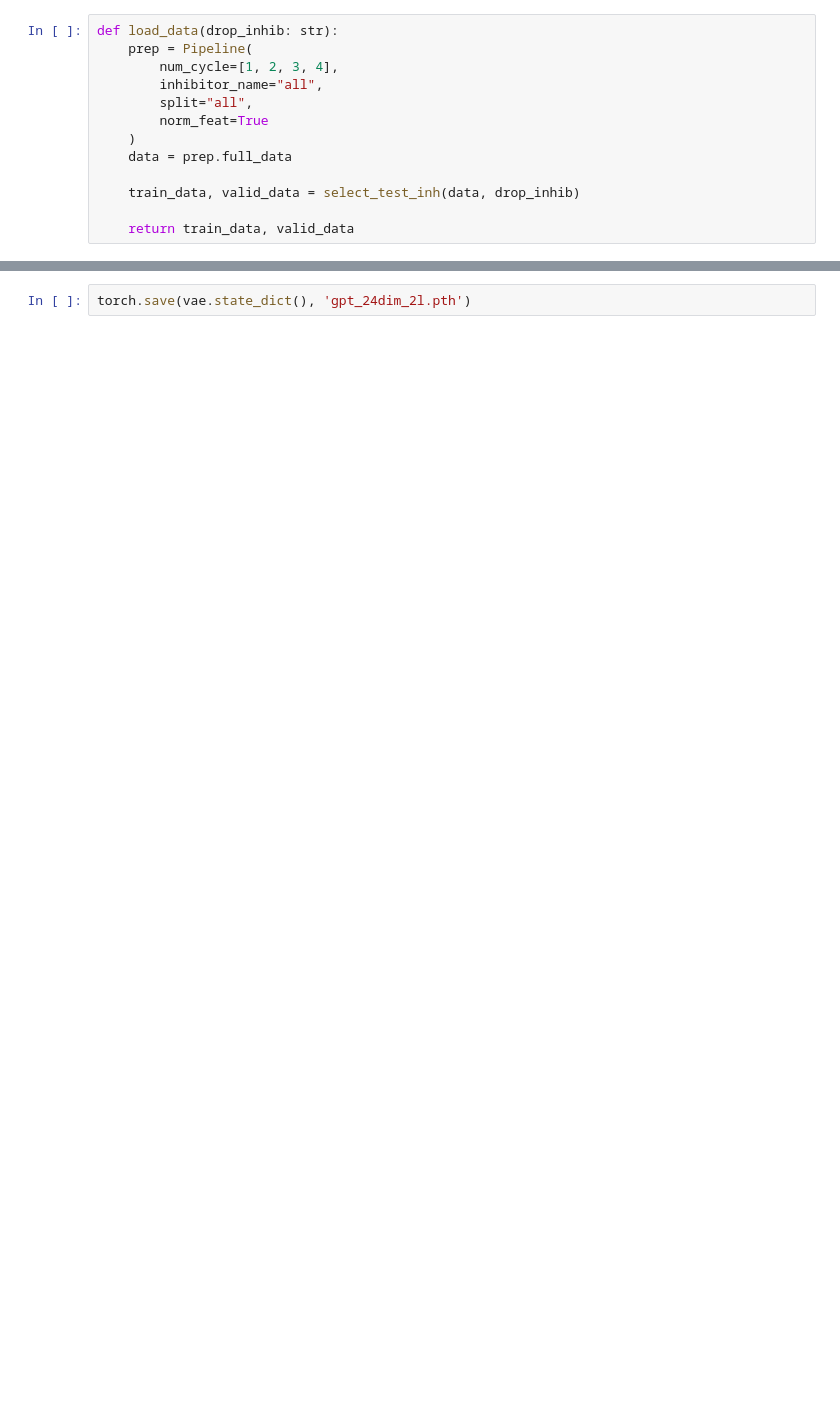
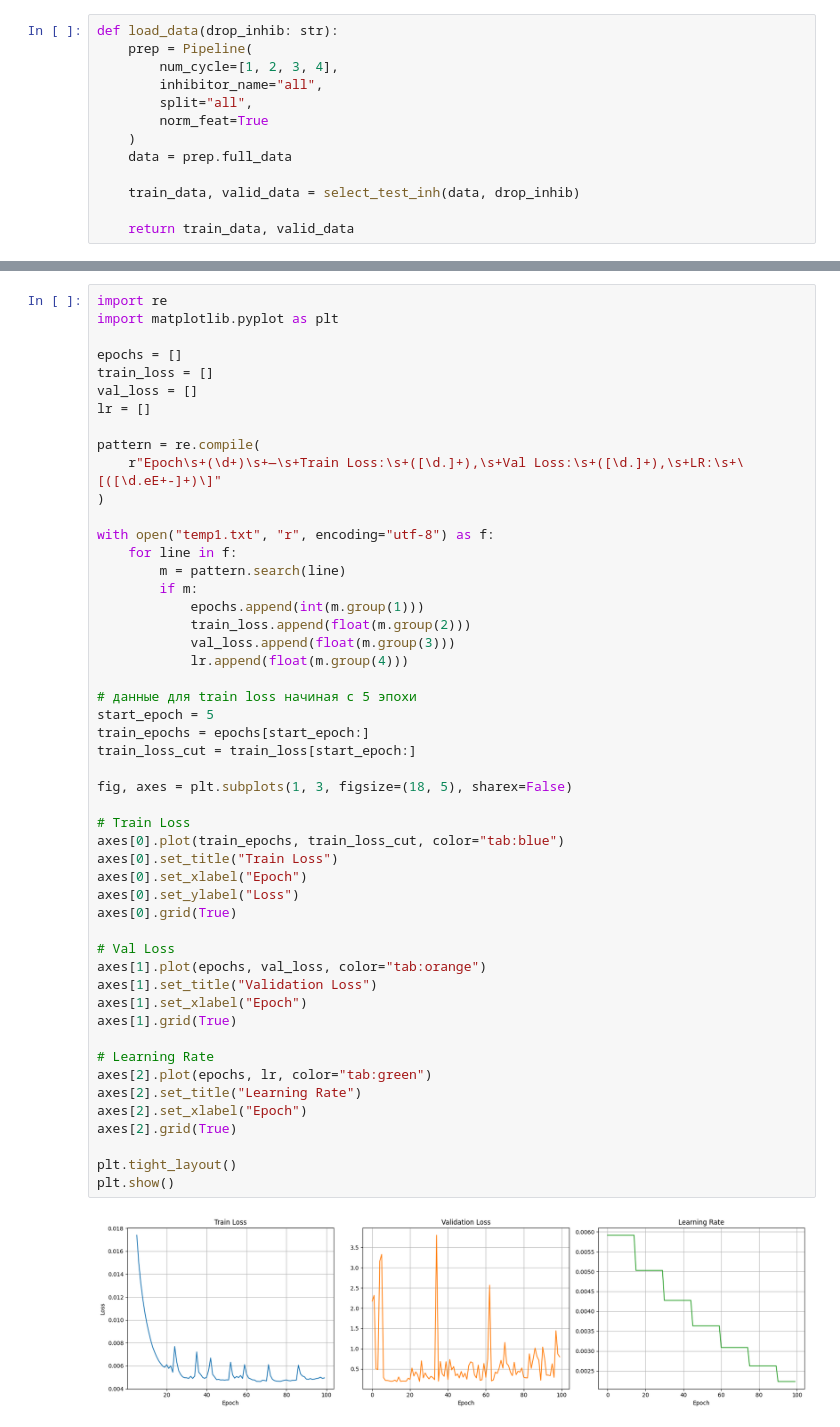
Before and after one commit to infochemistry-ai/electrochem-digital-twins, a Jupyter notebook: notebooks/train_example/train_gpt.ipynb, the cells around one changed output, grey strips where cells are left out. Drawn from its saved outputs; the diff is of its cells as text; blank space fills up the shorter version.

```diff
--- a/notebooks/train_example/train_gpt.ipynb
+++ b/notebooks/train_example/train_gpt.ipynb
@@ -155,2 +137,52 @@ plt.show()
 # %%
-torch.save(vae.state_dict(), 'gpt_24dim_2l.pth')
+import re
+import matplotlib.pyplot as plt
+
+epochs = []
+train_loss = []
+val_loss = []
+lr = []
+
+pattern = re.compile(
+    r"Epoch\s+(\d+)\s+—\s+Train Loss:\s+([\d.]+),\s+Val Loss:\s+([\d.]+),\s+LR:\s+\[([\d.eE+-]+)\]"
+)
+
+with open("temp1.txt", "r", encoding="utf-8") as f:
+    for line in f:
+        m = pattern.search(line)
+        if m:
+            epochs.append(int(m.group(1)))
+            train_loss.append(float(m.group(2)))
+            val_loss.append(float(m.group(3)))
+            lr.append(float(m.group(4)))
+
+# данные для train loss начиная с 5 эпохи
+start_epoch = 5
+train_epochs = epochs[start_epoch:]
+train_loss_cut = train_loss[start_epoch:]
+
+fig, axes = plt.subplots(1, 3, figsize=(18, 5), sharex=False)
+
+# Train Loss
+axes[0].plot(train_epochs, train_loss_cut, color="tab:blue")
+axes[0].set_title("Train Loss")
+axes[0].set_xlabel("Epoch")
+axes[0].set_ylabel("Loss")
+axes[0].grid(True)
+
+# Val Loss
+axes[1].plot(epochs, val_loss, color="tab:orange")
+axes[1].set_title("Validation Loss")
+axes[1].set_xlabel("Epoch")
+axes[1].grid(True)
+
+# Learning Rate
+axes[2].plot(epochs, lr, color="tab:green")
+axes[2].set_title("Learning Rate")
+axes[2].set_xlabel("Epoch")
+axes[2].grid(True)
+
+plt.tight_layout()
+plt.show()
+# %% [output]
+[figure, added]
```
Also changed, not shown: parts of 12 cells of this notebook, 6 other files.
